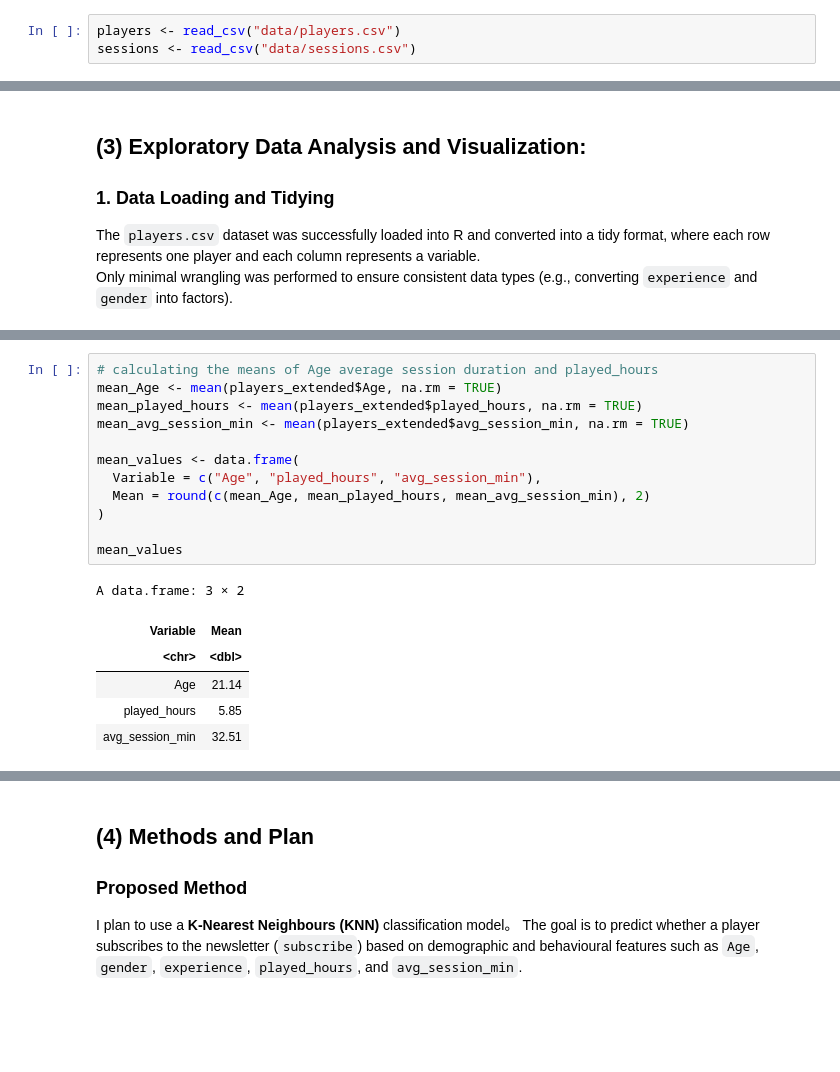
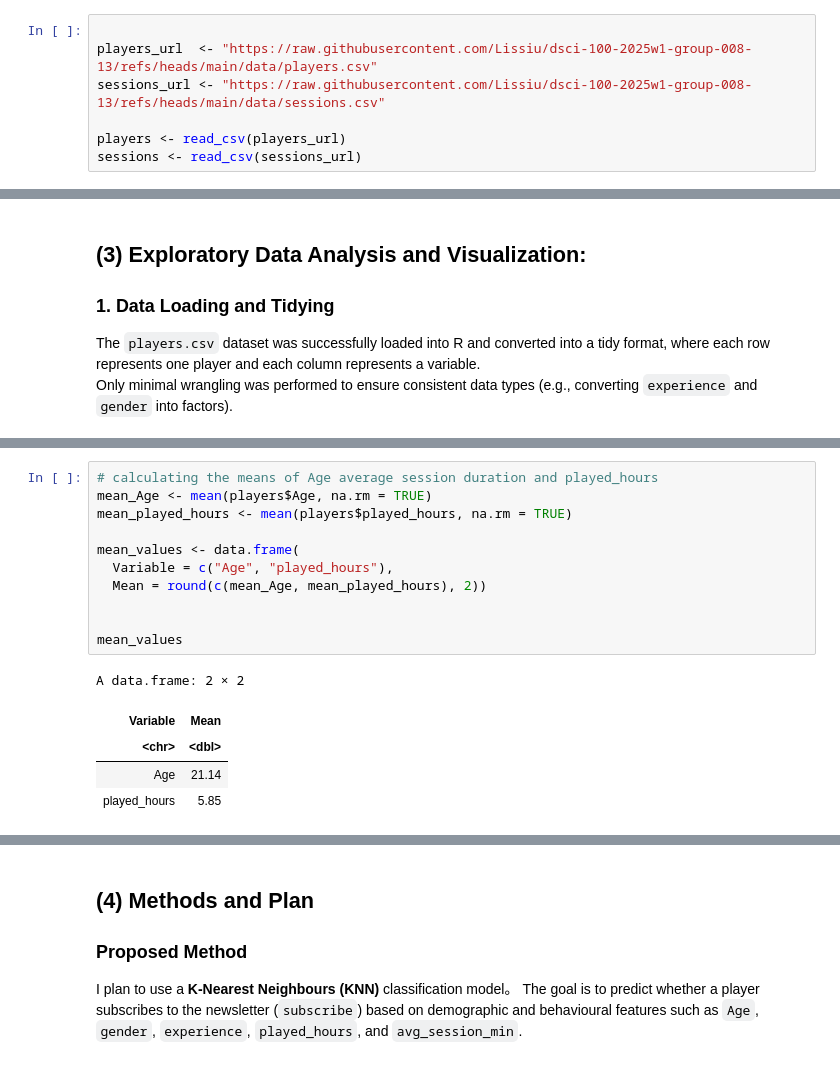
Before and after one commit to Lissiu/dsci-100-2025w1-group-008-13, a Jupyter notebook: Lisa Zhang 008-13 project planning.ipynb, the cells around one changed output, grey strips where cells are left out. Saved outputs shown, nothing was run; the diff lists cells and outputs as text; blank space fills up the shorter version.

```diff
--- a/Lisa Zhang 008-13 project planning.ipynb
+++ b/Lisa Zhang 008-13 project planning.ipynb
@@ -8,8 +8,12 @@ options(repr.matrix.max.rows = 6)
 # %% [markdown]
 ## Loading Data
 # %%
-players <- read_csv("data/players.csv")
-sessions <- read_csv("data/sessions.csv")
+
+players_url  <- "https://raw.githubusercontent.com/Lissiu/dsci-100-2025w1-group-008-13/refs/heads/main/data/players.csv"
+sessions_url <- "https://raw.githubusercontent.com/Lissiu/dsci-100-2025w1-group-008-13/refs/heads/main/data/sessions.csv"
+
+players <- read_csv(players_url)
+sessions <- read_csv(sessions_url)
 # %% [output]
 Rows: 196 Columns: 7
 ── Column specification ────────────────────────────────────────────────────────
@@ -187,21 +192,19 @@ A spec_tbl_df: 196 × 9
 # %%
 # calculating the means of Age average session duration and played_hours
-mean_Age <- mean(players_extended$Age, na.rm = TRUE)
-mean_played_hours <- mean(players_extended$played_hours, na.rm = TRUE)
-mean_avg_session_min <- mean(players_extended$avg_session_min, na.rm = TRUE)
+mean_Age <- mean(players$Age, na.rm = TRUE)
+mean_played_hours <- mean(players$played_hours, na.rm = TRUE)
 
 mean_values <- data.frame(
-  Variable = c("Age", "played_hours", "avg_session_min"),
-  Mean = round(c(mean_Age, mean_played_hours, mean_avg_session_min), 2)
-)
+  Variable = c("Age", "played_hours"),
+  Mean = round(c(mean_Age, mean_played_hours), 2))
+
 
 mean_values
 # %% [output]
-A data.frame: 3 × 2
+A data.frame: 2 × 2
 | Variable | Mean |
 | <chr> | <dbl> |
 | Age | 21.14 |
 | played_hours | 5.85 |
-| avg_session_min | 32.51 |
 # %%
 # exploratory visualizations
```
Also changed, not shown: parts of 7 cells of this notebook.
